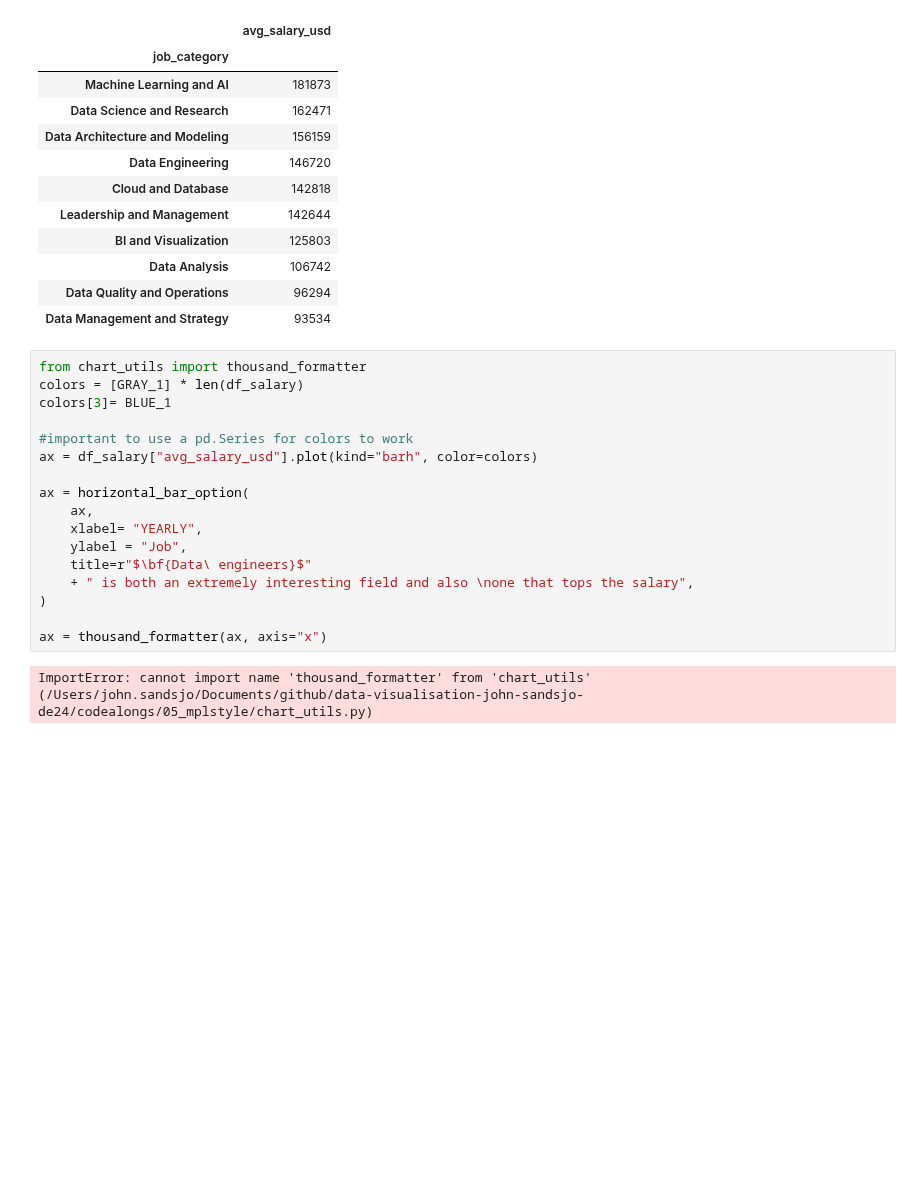
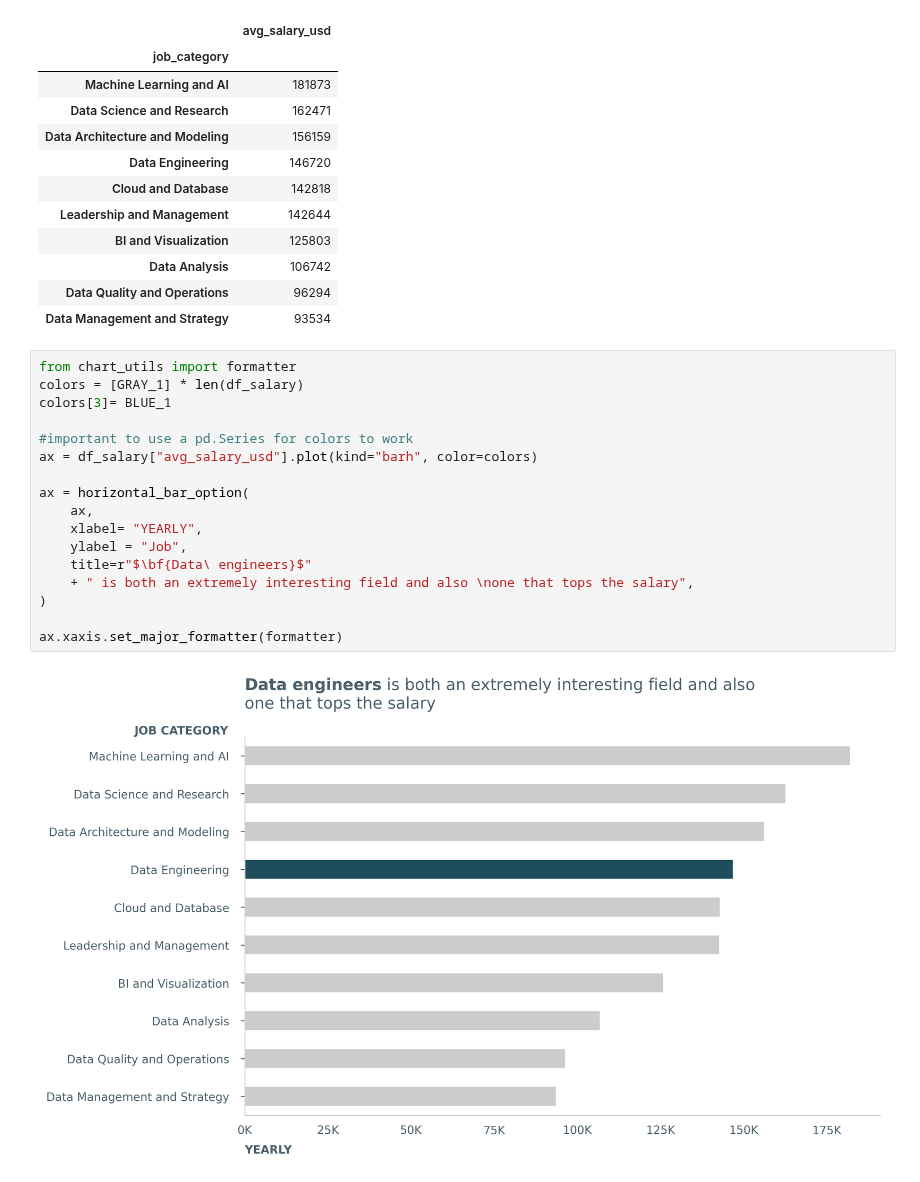
Before and after one commit to johnsandsjo/data-visualisation-john-sandsjo-de24, a Jupyter notebook: codealongs/05_mplstyle/mplstyle_storytelling.ipynb, the cells around one changed output. Drawn from its saved outputs; the diff is of its cells as text; blank space fills up the shorter version.

```diff
--- a/codealongs/05_mplstyle/mplstyle_storytelling.ipynb
+++ b/codealongs/05_mplstyle/mplstyle_storytelling.ipynb
@@ -86,21 +86,21 @@ df_salary
 | Data Quality and Operations | 96294 |
 | Data Management and Strategy | 93534 |
 # %%
-from chart_utils import thousand_formatter
+from chart_utils import formatter
 colors = [GRAY_1] * len(df_salary)
 colors[3]= BLUE_1
 
 #important to use a pd.Series for colors to work
 ax = df_salary["avg_salary_usd"].plot(kind="barh", color=colors)
 
 ax = horizontal_bar_option(
     ax,
     xlabel= "YEARLY",
     ylabel = "Job",
     title=r"$\bf{Data\ engineers}$"
     + " is both an extremely interesting field and also \none that tops the salary",
 )
 
-ax = thousand_formatter(ax, axis="x")
+ax.xaxis.set_major_formatter(formatter)
 # %% [output]
-ImportError: cannot import name 'thousand_formatter' from 'chart_utils' (/Users/john.sandsjo/Documents/github/data-visualisation-john-sandsjo-de24/codealongs/05_mplstyle/chart_utils.py)
+[figure, added]
```
Also changed, not shown: 10 other files.
